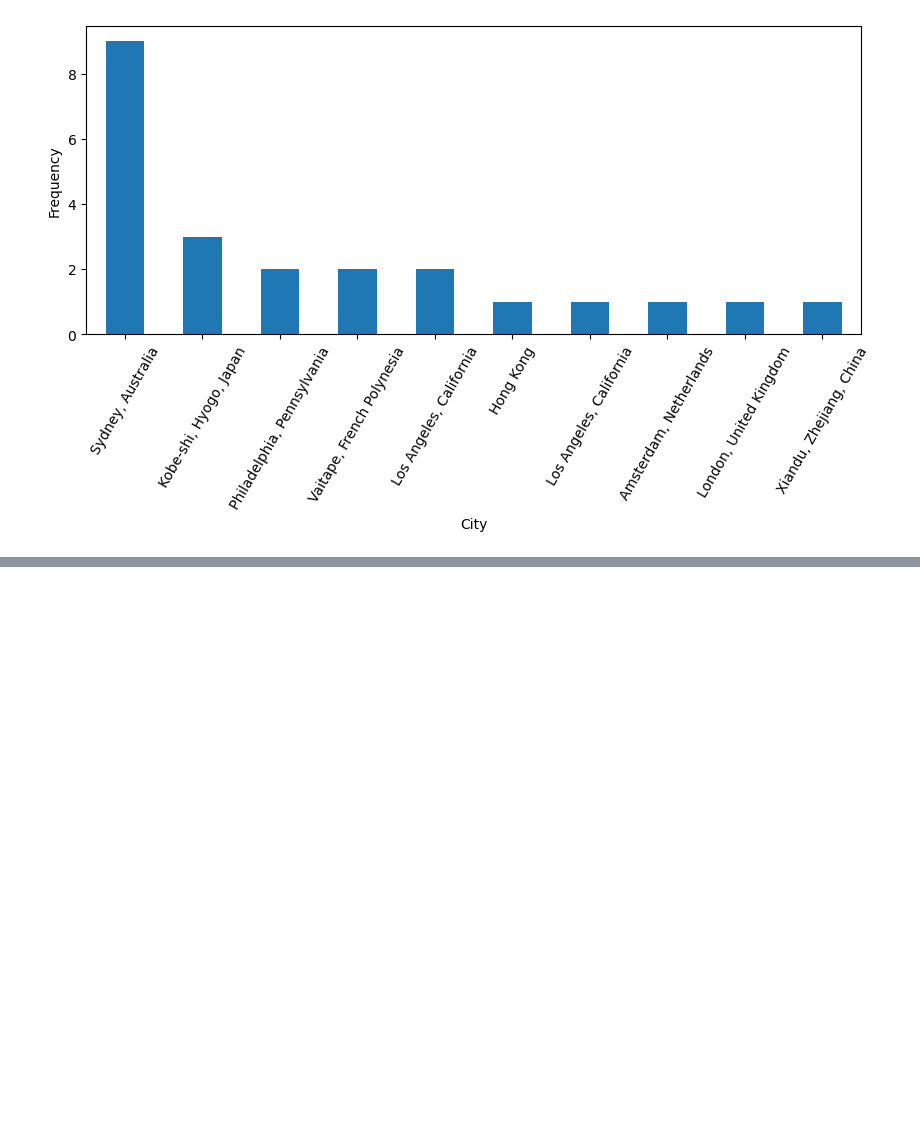
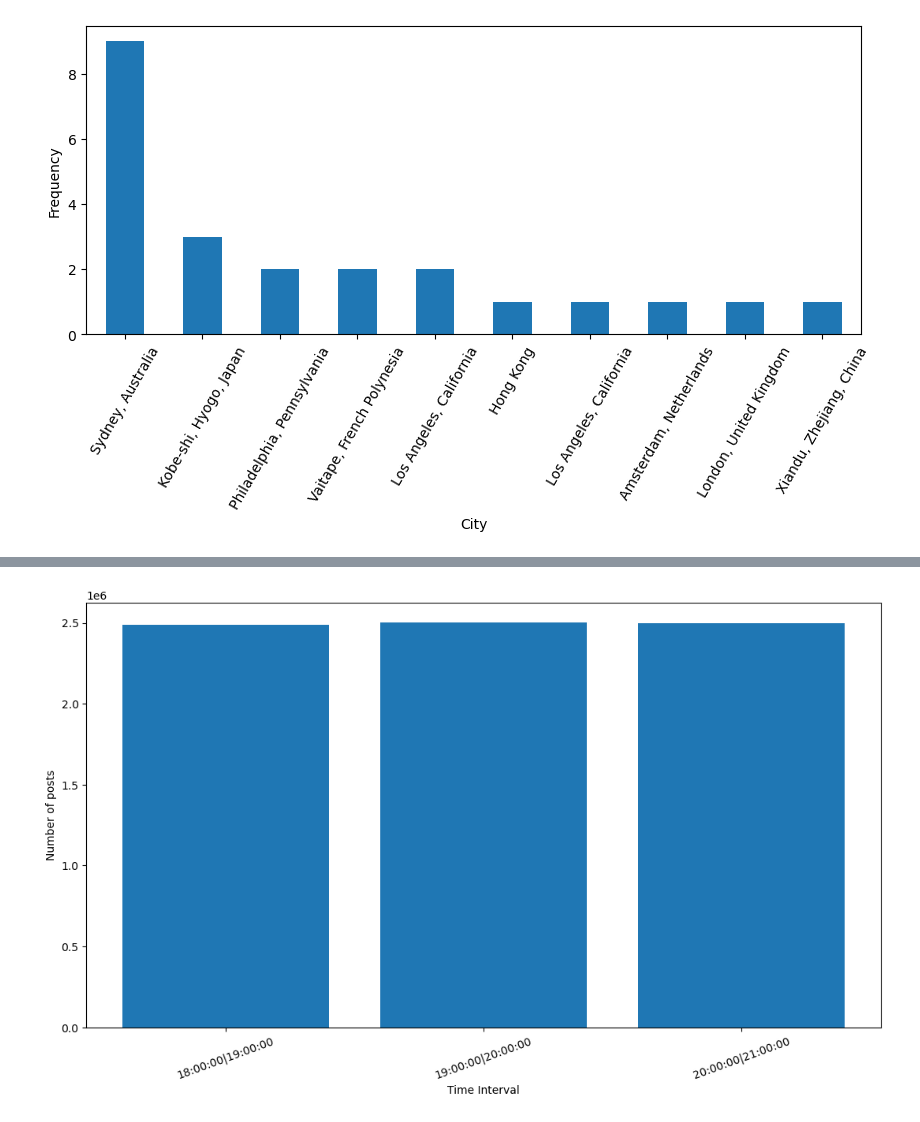
Before and after one commit to sim2000dg/adm_hw2-group30, a Jupyter notebook: Homework2_30thGroup.ipynb, the cells around one changed output, grey strips where cells are left out. Cells and saved outputs as stored; diff of their text form; code cells hidden in the pictures; blank space fills up the shorter version.

```diff
--- a/Homework2_30thGroup.ipynb
+++ b/Homework2_30thGroup.ipynb
@@ -763,0 +876,6 @@ plt.show()
+# %%
+# Plot number of posts for time intervals with the highest average number of comments
+intervals_best_comment.sort(key=lambda x:x[0])
+time_interval_obs(intervals_best_comment, posts)
+# %% [output]
+[figure, added]
```
Also changed, not shown: parts of 52 cells of this notebook, 2 other files.
